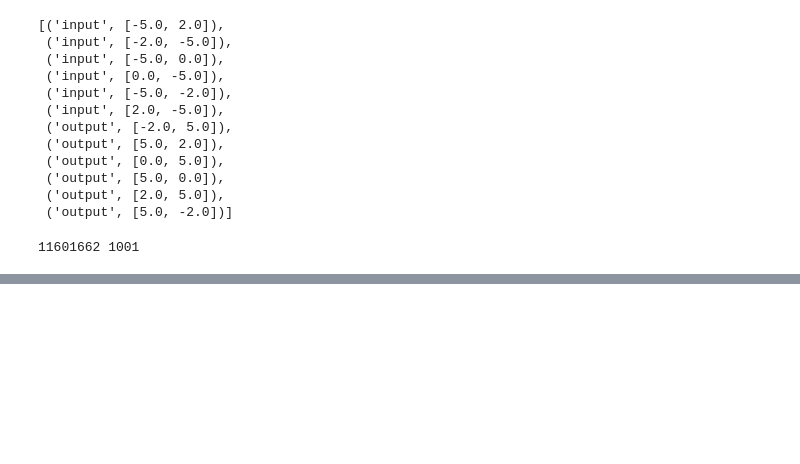
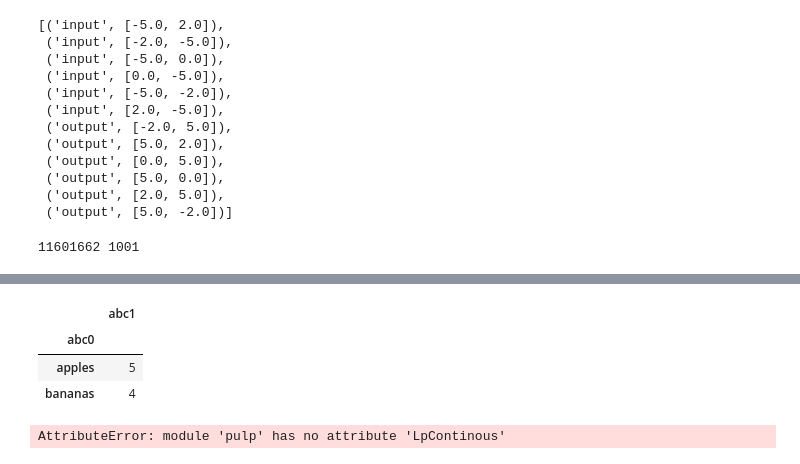
Before and after one commit to arpheno/factorython, a Jupyter notebook: Untitled.ipynb, the cells around one changed output, grey strips where cells are left out. Saved outputs shown, nothing was run; the diff lists cells and outputs as text; code cells hidden in the pictures; blank space fills up the shorter version.

```diff
--- a/Untitled.ipynb
+++ b/Untitled.ipynb
@@ -100,0 +179,72 @@ for number in test_case_numbers:
+# %%
+# Use a list comprehension to create the DataFrame directly with name and amount as columns
+df = pd.DataFrame([(name, amount) for name, amount in [('apples', 5), ('bananas', 4)]],
+                  columns=[site + str(i) for i in range(2)])
+
+# Set 'name' column as the index
+df = df.set_index(df[site + '0'])
+df = df.drop(columns=[site + '0'])
+# %%
+df
+# %% [output]
+|  | abc1 |
+| abc0 |  |
+| apples | 5 |
+| bananas | 4 |
+# %%
+import pulp
+
+def minimize_transportation_costs(distances, flows):
+    n = len(distances)
+    departments = range(n)
+
+    # Create a linear programming problem
+    model = pulp.LpProblem(name="Transportation_Cost_Minimization", sense=pulp.LpMinimize)
+
+    # Decision variables: Position of each department on the line
+    x = pulp.LpVariable.dicts("Department_Position", departments, lowBound=0, cat=pulp.LpContinous)
+
+    # Binary variables to linearize the absolute value term
+    y = pulp.LpVariable.dicts("Positive_Part", (departments, departments), cat=pulp.LpBinary)
+    z = pulp.LpVariable.dicts("Negative_Part", (departments, departments), cat=pulp.LpBinary)
+
+    # Objective function: Minimize total transportation costs
+    model += pulp.lpSum(distances[i][j] * flows[i][j] * (y[i][j] + z[i][j]) for i in departments for j in departments)
+
+    # Constraints: Each department must be assigned to a unique position on the line
+    for i in departments:
+        model += pulp.lpSum(x[i]) == 1
+
+    # Constraints to enforce y[i][j] and z[i][j] as positive and negative parts of the absolute value
+    for i in departments:
+        for j in departments:
+            model += x[i] - x[j] <= y[i][j] * n
+            model += x[j] - x[i] <= z[i][j] * n
+
+    # Solve the LP problem
+    model.solve()
+
+    if pulp.LpStatus[model.status] == "Optimal":
+        # Return the optimal positions of departments and the total transportation cost
+        optimal_positions = [x[i].varValue for i in departments]
+        total_transportation_cost = pulp.value(model.objective)
+        return optimal_positions, total_transportation_cost
+    else:
+        return None, None
+
+# Example usage (replace example distance matrix and flow matrix with actual data)
+if __name__ == "__main__":
+    distances = [
+        [0, 3, 6],
+        [3, 0, 4],
+        [6, 4, 0]
+    ]
+    flows = [
+        [0, 50, 30],
+        [50, 0, 20],
+        [30, 20, 0]
+    ]
+
+    positions, total_cost = minimize_transportation_costs(distances, flows)
+# %% [output]
+AttributeError: module 'pulp' has no attribute 'LpContinous'
```
Also changed, not shown: parts of 14 cells of this notebook, 39 other files.
